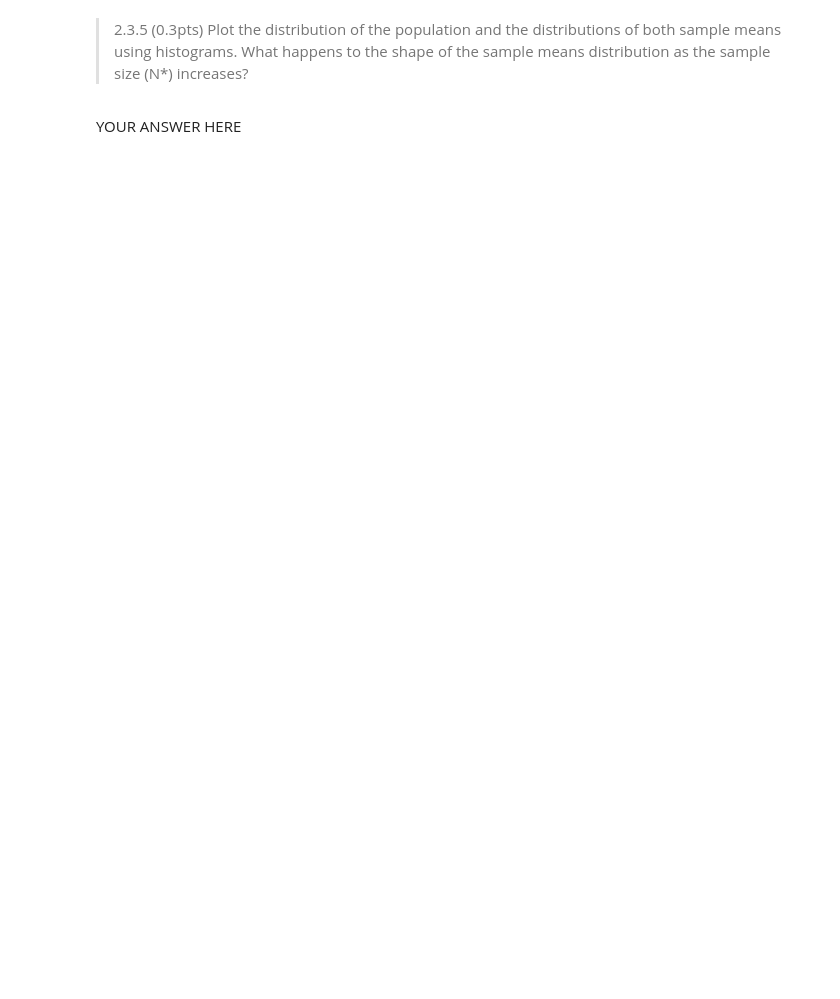
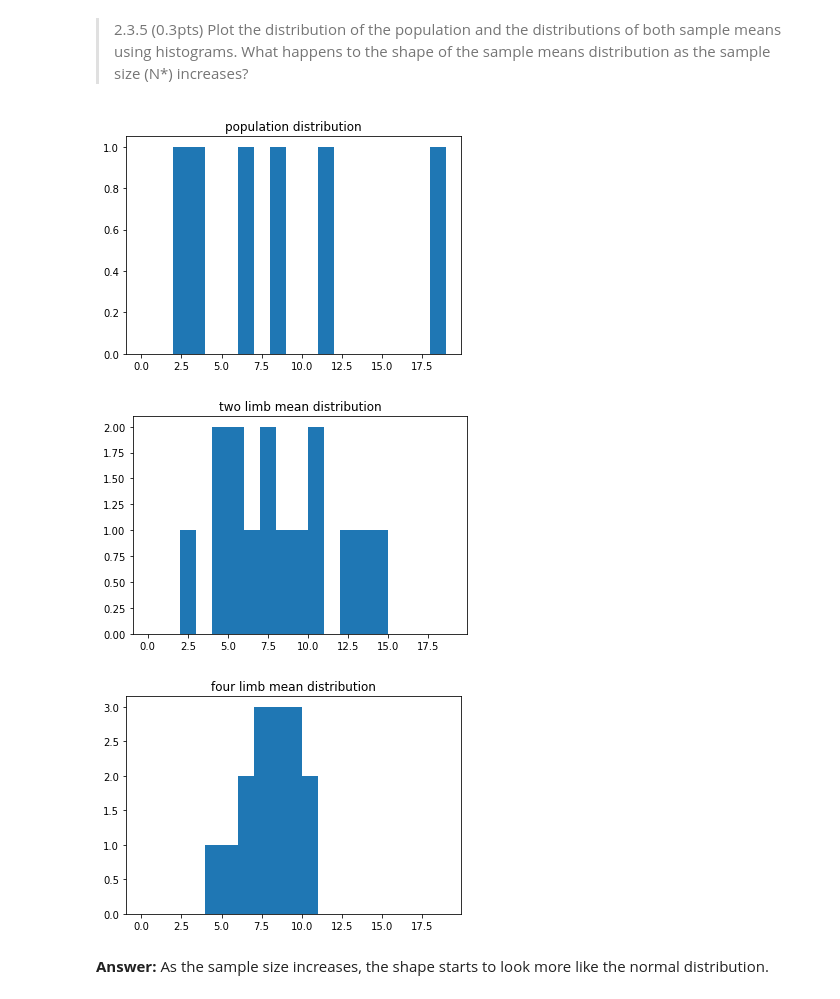
Before and after one commit to Senna-Renting/Data-Mining-Assignments, a Jupyter notebook: assignment_2/assignment_2/SennaRenting1_s1067489.ipynb, the cells around one changed output. Drawn from its saved outputs; the diff is of its cells as text; code cells hidden in the pictures; blank space fills up the shorter version.

```diff
--- a/assignment_2/assignment_2/SennaRenting1_s1067489.ipynb
+++ b/assignment_2/assignment_2/SennaRenting1_s1067489.ipynb
@@ -455,5 +455,8 @@ m = None
 sigma = None
 
 # YOUR CODE HERE
-raise NotImplementedError()
+limbs = [2,3,6,8,11,18]
+m = np.mean(limbs)
+sigma = np.std(limbs)
+print(m)
 # %% [output]
@@ -474,4 +479,13 @@ c2_means = None
 c4_means = None
 
 # YOUR CODE HERE
-raise NotImplementedError()
+from itertools import combinations
+
+two_limbs = np.array(list(combinations(limbs, 2)))
+four_limbs = np.array(list(combinations(limbs, 4)))
+
+c2_means = np.average(two_limbs, axis=1)
+c4_means = np.average(four_limbs, axis=1)
+
+print(c2_means)
+print(c4_means)
@@ -511,2 +537,21 @@ raise NotImplementedError()
-# %% [markdown]
-YOUR ANSWER HERE
+# %%
+##Answer to question 2.3.5
+
+# YOUR CODE HERE
+plt.hist(limbs, range(0,20))
+plt.title("population distribution")
+plt.show()
+
+plt.hist(c2_means, range(0,20))
+plt.title("two limb mean distribution")
+plt.show()
+
+plt.hist(c4_means, range(0,20))
+plt.title("four limb mean distribution")
+plt.show()
+# %% [output]
+[figure, added]
+[figure, added]
+[figure, added]
+# %% [markdown]
+**Answer:** As the sample size increases, the shape starts to look more like the normal distribution.
```
Also changed, not shown: parts of 10 cells of this notebook.
